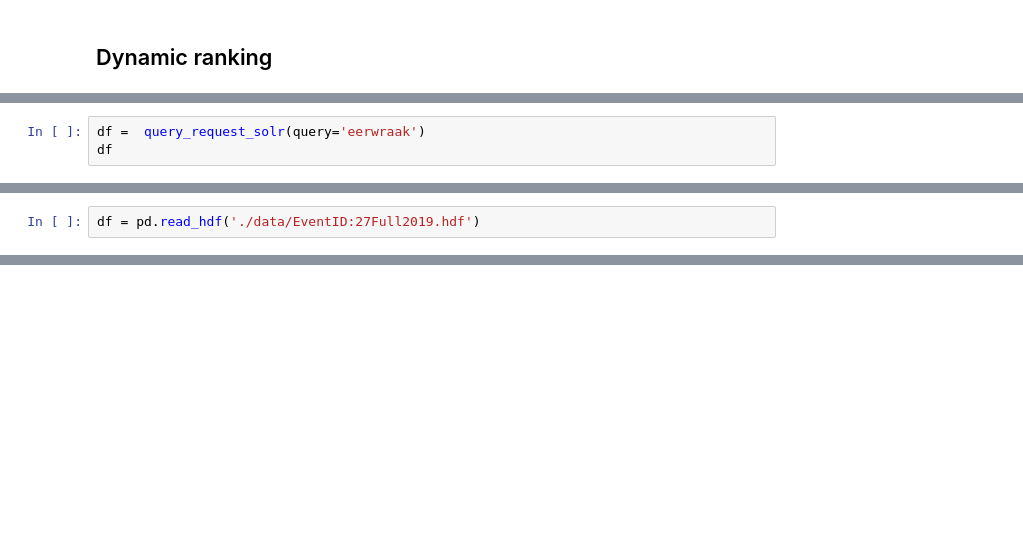
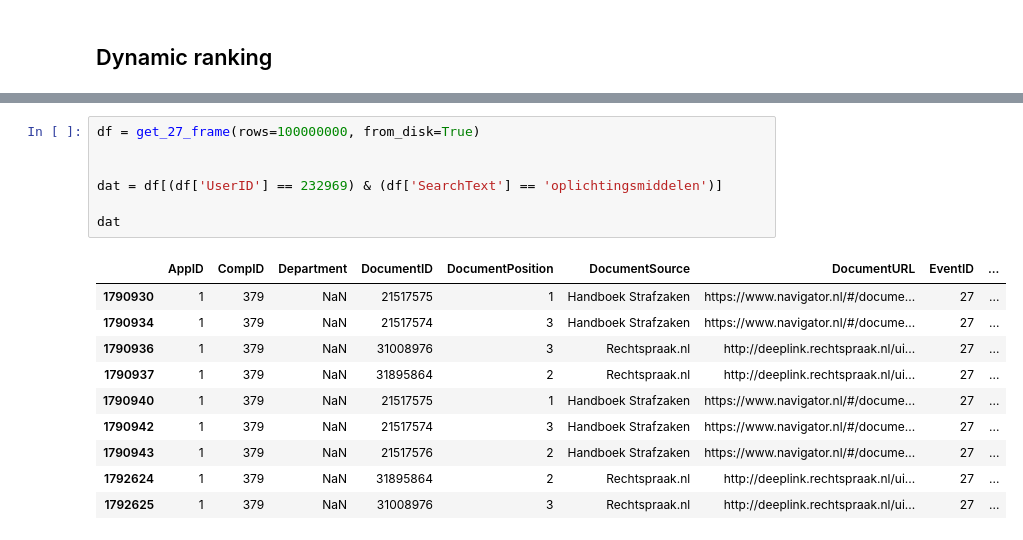
Before and after one commit to roelvanderburg/ranking, a Jupyter notebook: rank_monitor.ipynb, the cells around one changed output, grey strips where cells are left out. Cells and saved outputs as stored; diff of their text form; blank space fills up the shorter version.

```diff
--- a/rank_monitor.ipynb
+++ b/rank_monitor.ipynb
@@ -441,3 +210,0 @@ def query_request_solr(query= '', rows = 10):
-# %%
-df =  query_request_solr(query='eerwraak')
-df
@@ -484,2 +210,0 @@ Replicating the query, thus matching
-# %%
-df = pd.read_hdf('./data/EventID:27Full2019.hdf')
@@ -648,0 +510,18 @@ def get_acces_string():
+# %%
+df = get_27_frame(rows=100000000, from_disk=True)
+
+
+dat = df[(df['UserID'] == 232969) & (df['SearchText'] == 'oplichtingsmiddelen')]
+
+dat
+# %% [output]
+|  | AppID | CompID | Department | DocumentID | DocumentPosition | DocumentSource | DocumentURL | EventID | ... |
+| 1790930 | 1 | 379 | NaN | 21517575 | 1 | Handboek Strafzaken | https://www.navigator.nl/#/docume... | 27 | ... |
+| 1790934 | 1 | 379 | NaN | 21517574 | 3 | Handboek Strafzaken | https://www.navigator.nl/#/docume... | 27 | ... |
+| 1790936 | 1 | 379 | NaN | 31008976 | 3 | Rechtspraak.nl | http://deeplink.rechtspraak.nl/ui... | 27 | ... |
+| 1790937 | 1 | 379 | NaN | 31895864 | 2 | Rechtspraak.nl | http://deeplink.rechtspraak.nl/ui... | 27 | ... |
+| 1790940 | 1 | 379 | NaN | 21517575 | 1 | Handboek Strafzaken | https://www.navigator.nl/#/docume... | 27 | ... |
+| 1790942 | 1 | 379 | NaN | 21517574 | 3 | Handboek Strafzaken | https://www.navigator.nl/#/docume... | 27 | ... |
+| 1790943 | 1 | 379 | NaN | 21517576 | 2 | Handboek Strafzaken | https://www.navigator.nl/#/docume... | 27 | ... |
+| 1792624 | 1 | 379 | NaN | 31895864 | 2 | Rechtspraak.nl | http://deeplink.rechtspraak.nl/ui... | 27 | ... |
+| 1792625 | 1 | 379 | NaN | 31008976 | 3 | Rechtspraak.nl | http://deeplink.rechtspraak.nl/ui... | 27 | ... |
```
Also changed, not shown: parts of 43 cells of this notebook, 1 other file.
